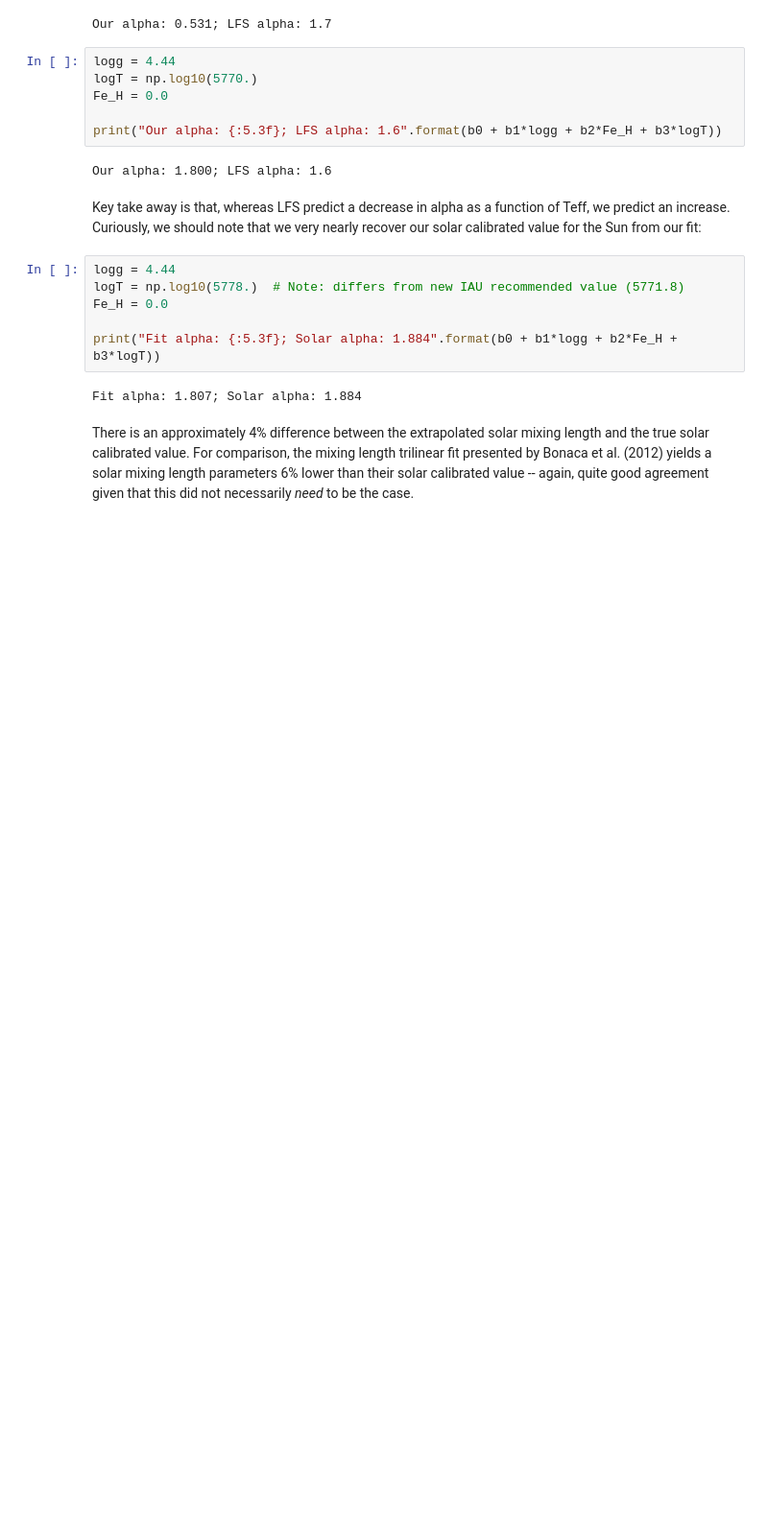
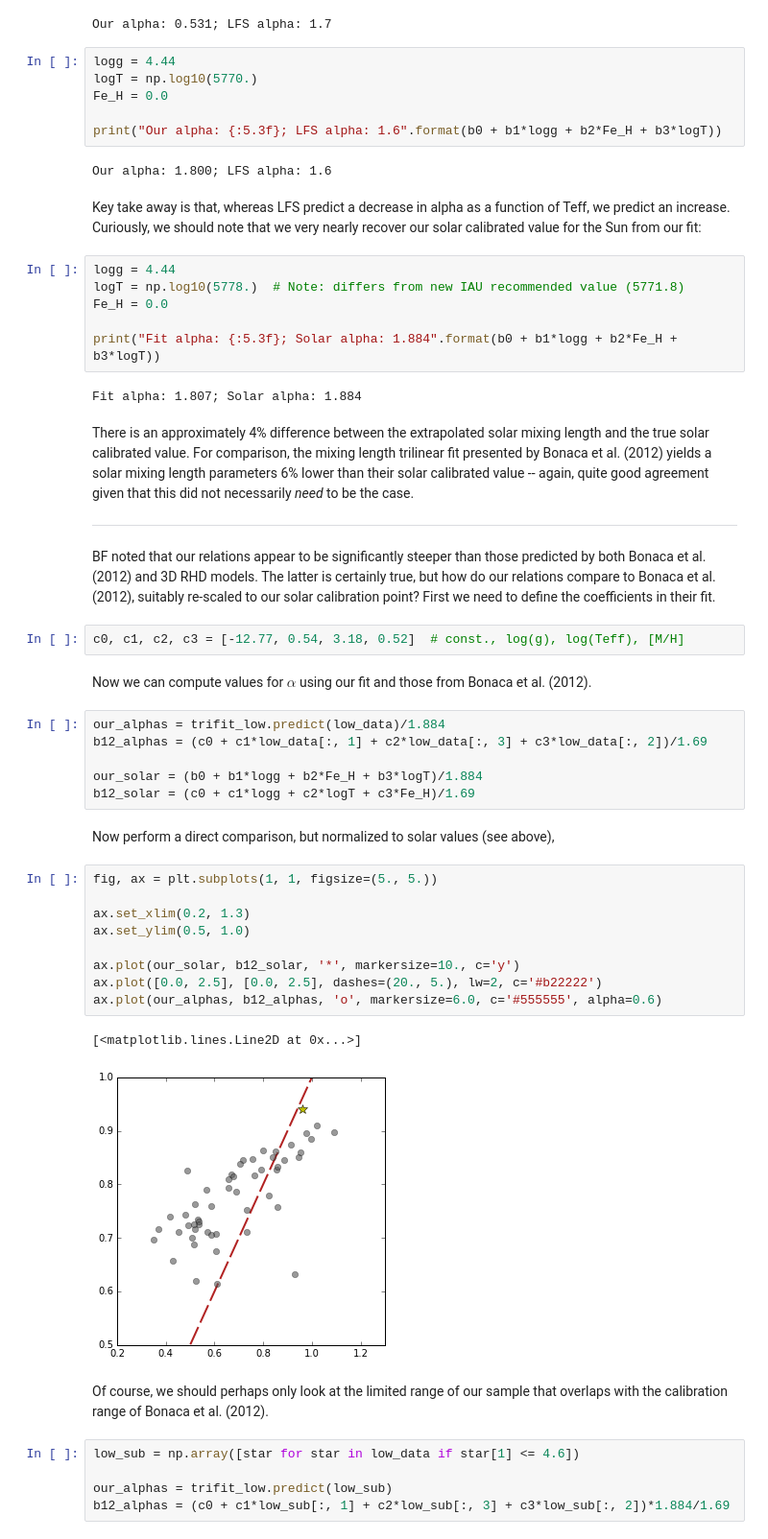
Before and after one commit to gfeiden/Notebook, a Jupyter notebook: Projects/mlt_calib/resampling_tests.ipynb, the cells around one changed output. Shown at 96% size. Saved outputs shown, nothing was run; the diff lists cells and outputs as text; blank space fills up the shorter version.

Commit message:
comparisons to B12

```diff
--- a/Projects/mlt_calib/resampling_tests.ipynb
+++ b/Projects/mlt_calib/resampling_tests.ipynb
@@ -359,3 +359,38 @@ print("Fit alpha: {:5.3f}; Solar alpha: 1.884".format(b0 + b1*logg + b2*Fe_H + b
 Fit alpha: 1.807; Solar alpha: 1.884
 # %% [markdown]
 There is an approximately 4% difference between the extrapolated solar mixing length and the true solar calibrated value. For comparison, the mixing length trilinear fit presented by Bonaca et al. (2012) yields a solar mixing length parameters 6% lower than their solar calibrated value -- again, quite good agreement given that this did not necessarily _need_ to be the case.
+
+---
+
+BF noted that our relations appear to be significantly steeper than those predicted by both Bonaca et al. (2012) and 3D RHD models. The latter is certainly true, but how do our relations compare to Bonaca et al. (2012), suitably re-scaled to our solar calibration point? First we need to define the coefficients in their fit.
+# %%
+c0, c1, c2, c3 = [-12.77, 0.54, 3.18, 0.52]  # const., log(g), log(Teff), [M/H]
+# %% [markdown]
+Now we can compute values for $\alpha$ using our fit and those from Bonaca et al. (2012).
+# %%
+our_alphas = trifit_low.predict(low_data)/1.884
+b12_alphas = (c0 + c1*low_data[:, 1] + c2*low_data[:, 3] + c3*low_data[:, 2])/1.69
+
+our_solar = (b0 + b1*logg + b2*Fe_H + b3*logT)/1.884
+b12_solar = (c0 + c1*logg + c2*logT + c3*Fe_H)/1.69
+# %% [markdown]
+Now perform a direct comparison, but normalized to solar values (see above),
+# %%
+fig, ax = plt.subplots(1, 1, figsize=(5., 5.))
+
+ax.set_xlim(0.2, 1.3)
+ax.set_ylim(0.5, 1.0)
+
+ax.plot(our_solar, b12_solar, '*', markersize=10., c='y')
+ax.plot([0.0, 2.5], [0.0, 2.5], dashes=(20., 5.), lw=2, c='#b22222')
+ax.plot(our_alphas, b12_alphas, 'o', markersize=6.0, c='#555555', alpha=0.6)
+# %% [output]
+[<matplotlib.lines.Line2D at 0x...>]
+[figure, added]
+# %% [markdown]
+Of course, we should perhaps only look at the limited range of our sample that overlaps with the calibration range of Bonaca et al. (2012).
+# %%
+low_sub = np.array([star for star in low_data if star[1] <= 4.6])
+
+our_alphas = trifit_low.predict(low_sub)
+b12_alphas = (c0 + c1*low_sub[:, 1] + c2*low_sub[:, 3] + c3*low_sub[:, 2])*1.884/1.69
```
Also changed, not shown: parts of 8 cells of this notebook.
